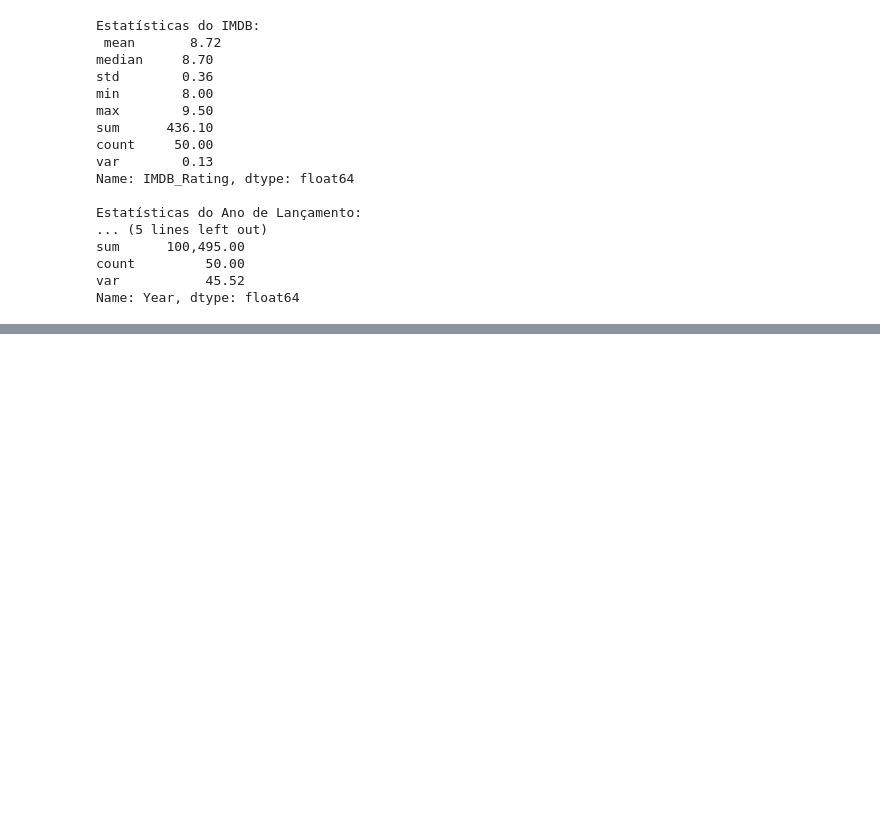
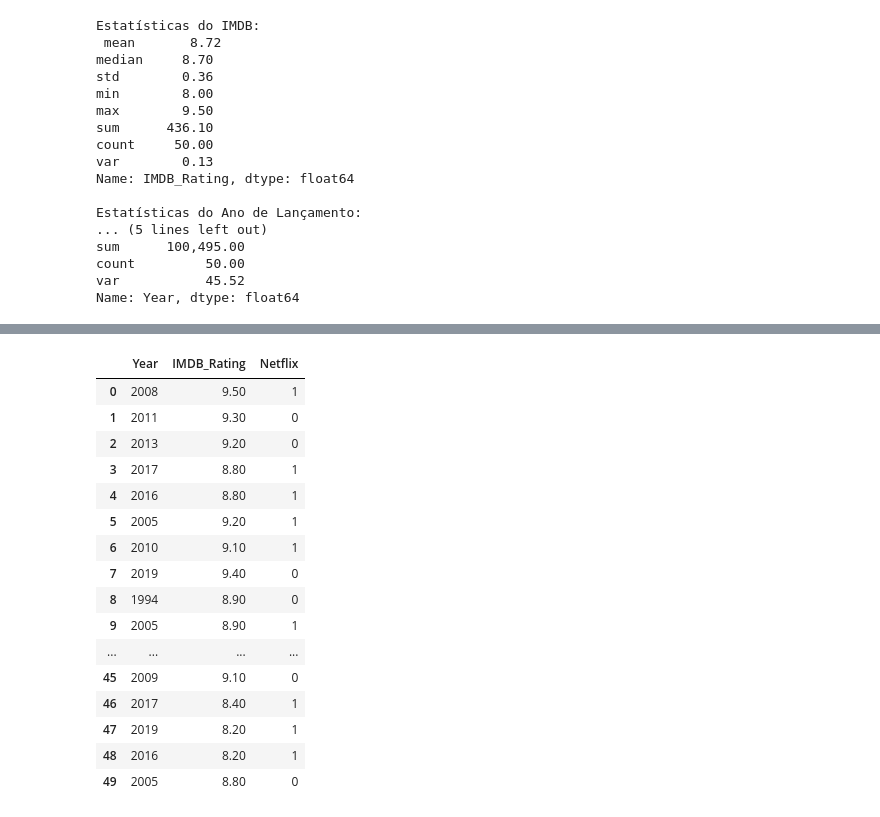
Before and after one commit to jotap53/claude_ciencia_de_dados, a Jupyter notebook: notebooks/notebook_de_treino.ipynb, the cells around one changed output, grey strips where cells are left out. Drawn from its saved outputs; the diff is of its cells as text; code cells hidden in the pictures; blank space fills up the shorter version.

```diff
--- a/notebooks/notebook_de_treino.ipynb
+++ b/notebooks/notebook_de_treino.ipynb
@@ -268,0 +333,21 @@ Name: Year, dtype: float64
+# %%
+# Só colunas numéricas
+df.select_dtypes(include="number")
+# %% [output]
+|  | Year | IMDB_Rating | Netflix |
+| 0 | 2008 | 9.50 | 1 |
+| 1 | 2011 | 9.30 | 0 |
+| 2 | 2013 | 9.20 | 0 |
+| 3 | 2017 | 8.80 | 1 |
+| 4 | 2016 | 8.80 | 1 |
+| 5 | 2005 | 9.20 | 1 |
+| 6 | 2010 | 9.10 | 1 |
+| 7 | 2019 | 9.40 | 0 |
+| 8 | 1994 | 8.90 | 0 |
+| 9 | 2005 | 8.90 | 1 |
+| ... | ... | ... | ... |
+| 45 | 2009 | 9.10 | 0 |
+| 46 | 2017 | 8.40 | 1 |
+| 47 | 2019 | 8.20 | 1 |
+| 48 | 2016 | 8.20 | 1 |
+| 49 | 2005 | 8.80 | 0 |
```
Also changed, not shown: parts of 6 cells of this notebook.
